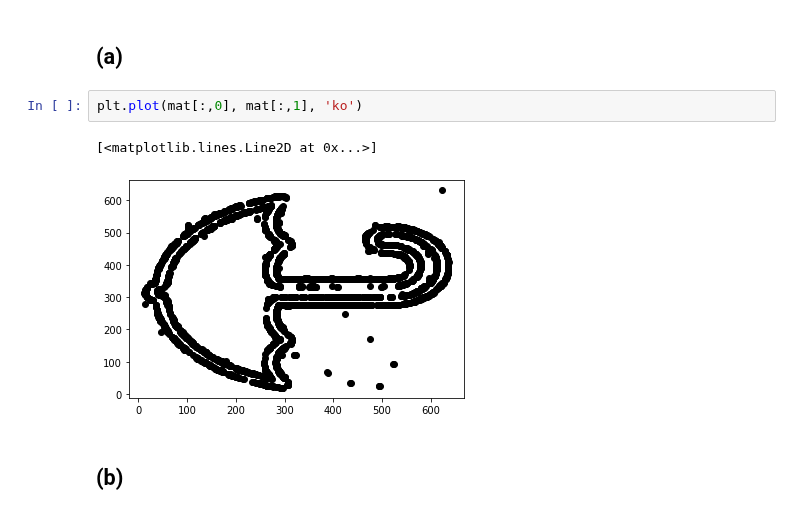
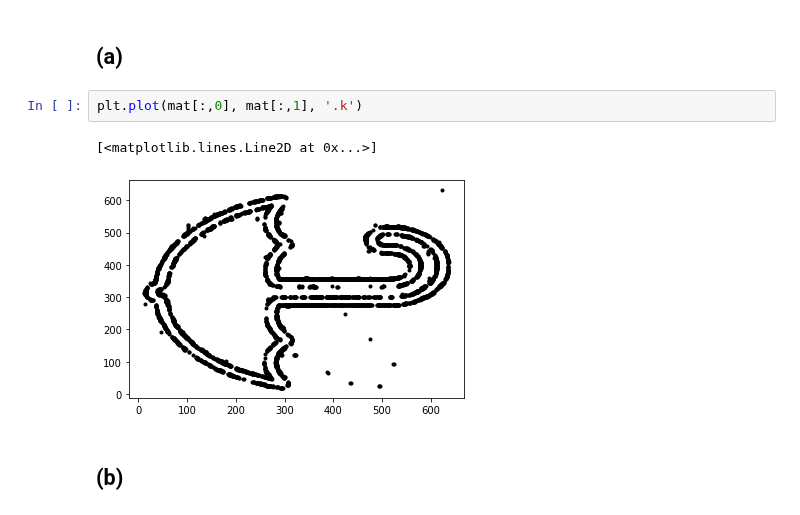
Before and after one commit to Jaesu26/study-blog, a Jupyter notebook: _notebooks/2021-11-04-R입문_중간고사.ipynb, the cells around one changed output. Cells and saved outputs as stored; diff of their text form.

```diff
--- a/_notebooks/2021-11-04-R입문_중간고사.ipynb
+++ b/_notebooks/2021-11-04-R입문_중간고사.ipynb
@@ -266,10 +266,10 @@ mat.shape
 # %% [markdown]
 ## (a)
 # %%
-plt.plot(mat[:,0], mat[:,1], 'ko')
+plt.plot(mat[:,0], mat[:,1], '.k')
 # %% [output]
 [<matplotlib.lines.Line2D at 0x...>]
-[figure, old version]
+[figure, new version]
 # %% [markdown]
 ## (b)
 # %%
```
Also changed, not shown: parts of 1 cell of this notebook.
